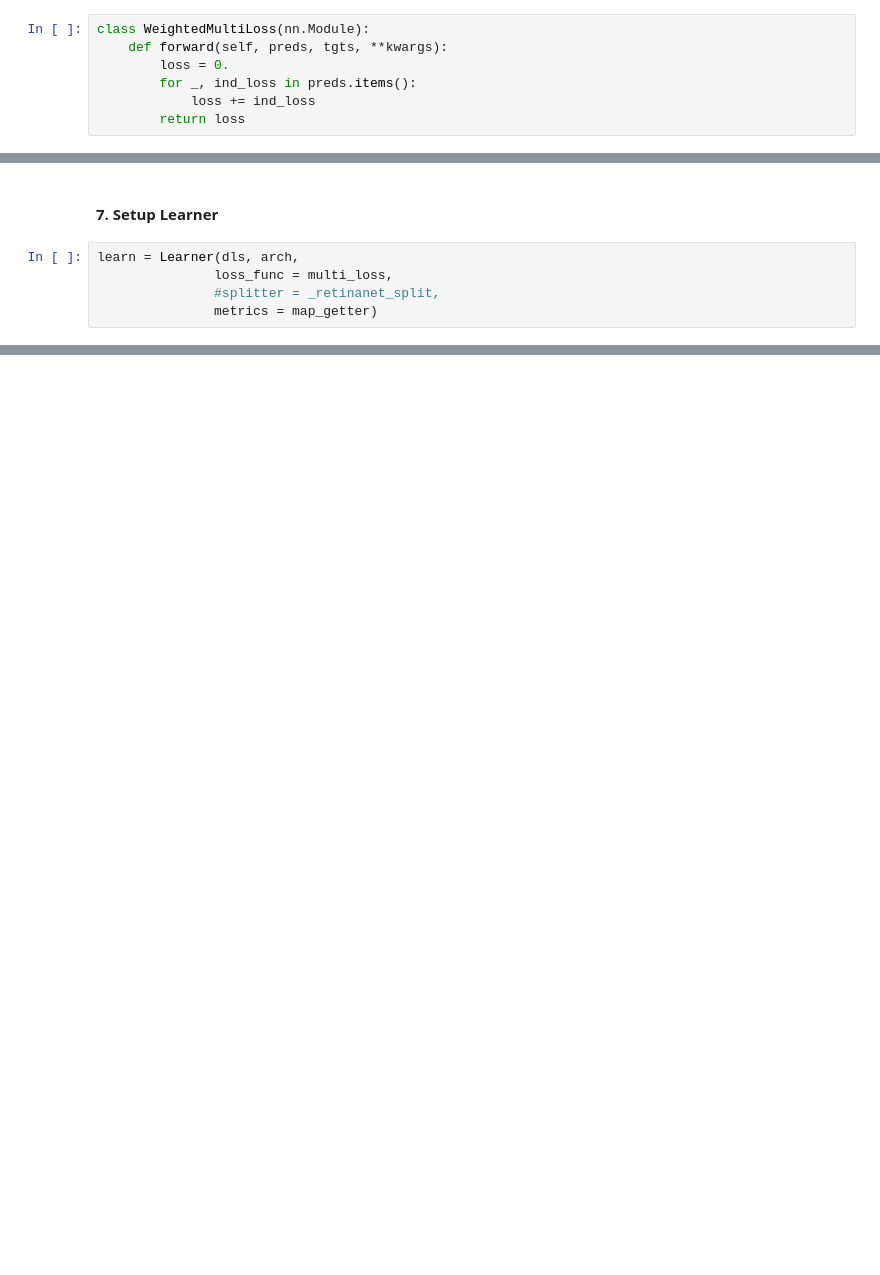
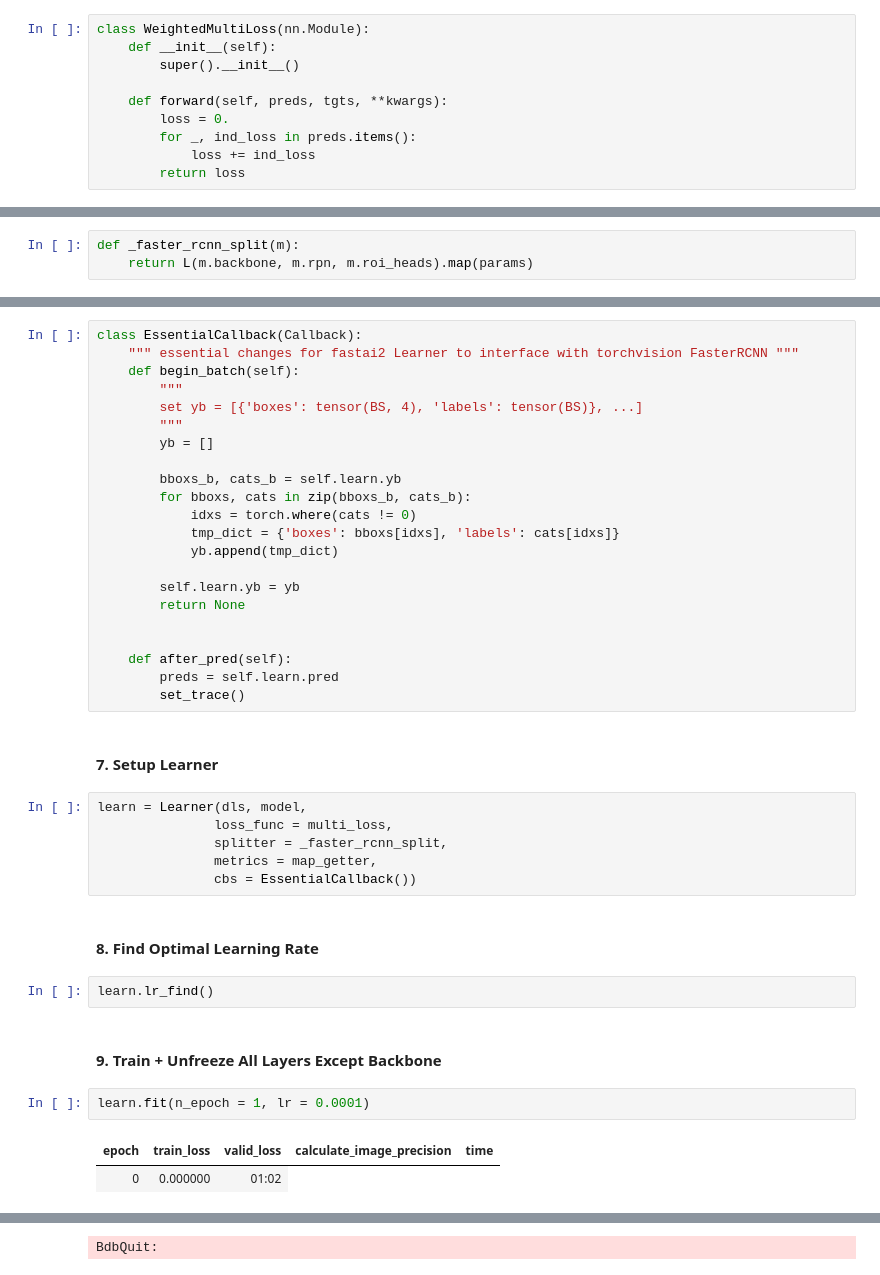
Before and after one commit to riven314/Wheat-Detection-2020, a Jupyter notebook: ipynb/test_train_loop.ipynb, the cells around one changed output, grey strips where cells are left out. Cells and saved outputs as stored; diff of their text form; blank space fills up the shorter version.

```diff
--- a/ipynb/test_train_loop.ipynb
+++ b/ipynb/test_train_loop.ipynb
@@ -56,6 +58,9 @@ import torch
 import torch.nn as nn
 # %%
 class WeightedMultiLoss(nn.Module):
+    def __init__(self):
+        super().__init__()
+
     def forward(self, preds, tgts, **kwargs):
         loss = 0.
         for _, ind_loss in preds.items():
@@ -68,3 +84,6 @@ multi_loss = WeightedMultiLoss()
+# %%
+def _faster_rcnn_split(m):
+    return L(m.backbone, m.rpn, m.roi_heads).map(params)
 # %% [markdown]
 #### 5. Setup Metrics
 # %%
@@ -81,7 +104,41 @@ map_getter = partial(calculate_image_precision, thresholds = thresholds)
+# %%
+class EssentialCallback(Callback):
+    """ essential changes for fastai2 Learner to interface with torchvision FasterRCNN """
+    def begin_batch(self):
+        """
+        set yb = [{'boxes': tensor(BS, 4), 'labels': tensor(BS)}, ...]
+        """
+        yb = []
+
+        bboxs_b, cats_b = self.learn.yb
+        for bboxs, cats in zip(bboxs_b, cats_b):
+            idxs = torch.where(cats != 0)
+            tmp_dict = {'boxes': bboxs[idxs], 'labels': cats[idxs]}
+            yb.append(tmp_dict)
+
+        self.learn.yb = yb
+        return None
+
+
+    def after_pred(self):
+        preds = self.learn.pred
+        set_trace()
 # %% [markdown]
 #### 7. Setup Learner
 # %%
-learn = Learner(dls, arch,
+learn = Learner(dls, model,
                loss_func = multi_loss,
-               #splitter = _retinanet_split,
-               metrics = map_getter)
+               splitter = _faster_rcnn_split,
+               metrics = map_getter,
+               cbs = EssentialCallback())
+# %% [markdown]
+#### 8. Find Optimal Learning Rate
+# %%
+learn.lr_find()
+# %% [markdown]
+#### 9. Train + Unfreeze All Layers Except Backbone
+# %%
+learn.fit(n_epoch = 1, lr = 0.0001)
+# %% [output]
+| epoch | train_loss | valid_loss | calculate_image_precision | time |
+| 0 | 0.000000 | 01:02 |
@@ -87,0 +162 @@ learn = Learner(dls, arch,
+BdbQuit:
```
Also changed, not shown: parts of 13 cells of this notebook, 3 other files.
